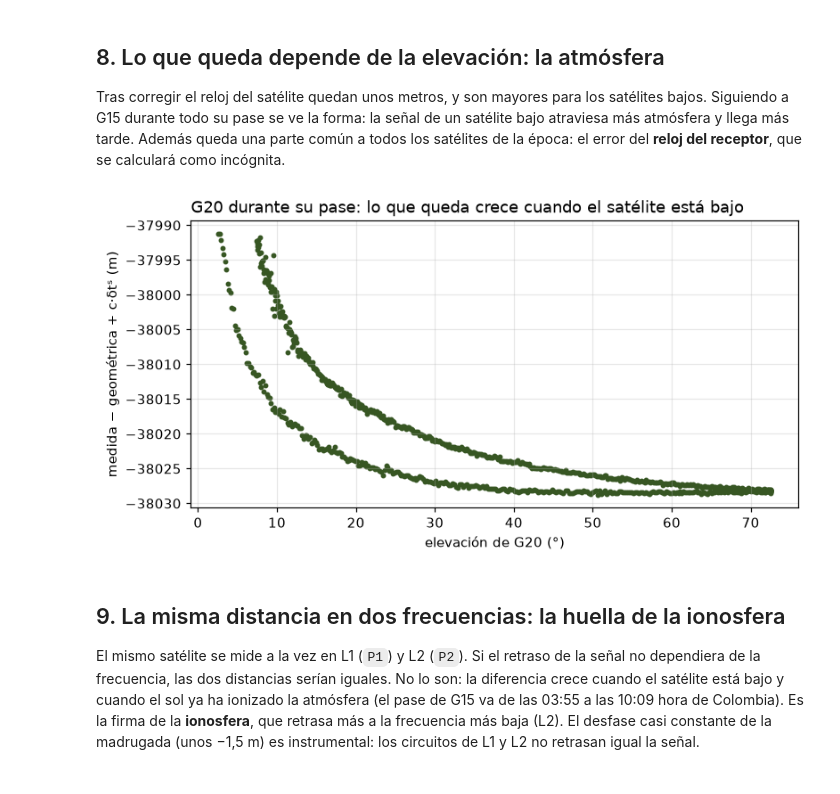
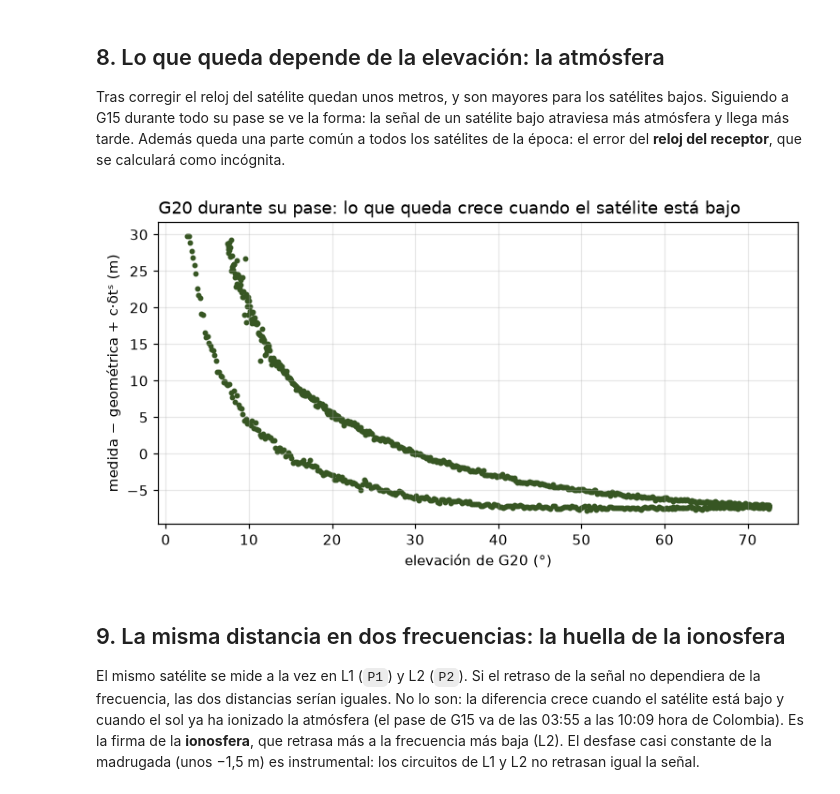
Before and after one commit to S4GC/Geopositioning-and-Navigation, a Jupyter notebook: GNSS/gnss_pseudodistancia.ipynb, the cells around one changed output. Cells and saved outputs as stored; diff of their text form; code cells hidden in the pictures.

```diff
--- a/GNSS/gnss_pseudodistancia.ipynb
+++ b/GNSS/gnss_pseudodistancia.ipynb
@@ -537,17 +537,18 @@ Tras corregir el reloj del satélite quedan unos metros, y son mayores para los
 # %%
 pase = pase.copy()
 pase["r"] = np.sqrt((rx[0] - pase["xs"])**2 + (rx[1] - pase["ys"])**2 + (rx[2] - pase["zs"])**2)
 pase["resid"] = pase.P1 - pase.r + C * pase.dts      # medida − geométrica − (−c·δtˢ)
+pase["resid"] = pase["resid"] - pase["resid"].mean()
 
 fig, ax = plt.subplots(figsize=(8, 3.8))
 ax.scatter(pase.el, pase.resid, s=8, color=VERDE)
 ax.set_xlabel(f"elevación de {SAT} (°)")
 ax.set_ylabel("medida − geométrica + c·δtˢ (m)")
 #ax.set_ylim(0, 25)
 ax.grid(alpha=0.3)
 ax.set_title(f"{SAT} durante su pase: lo que queda crece cuando el satélite está bajo", loc="left");
 # %% [output]
-[figure, old version]
+[figure, new version]
 # %% [markdown]
 ## 9. La misma distancia en dos frecuencias: la huella de la ionosfera
 
```
